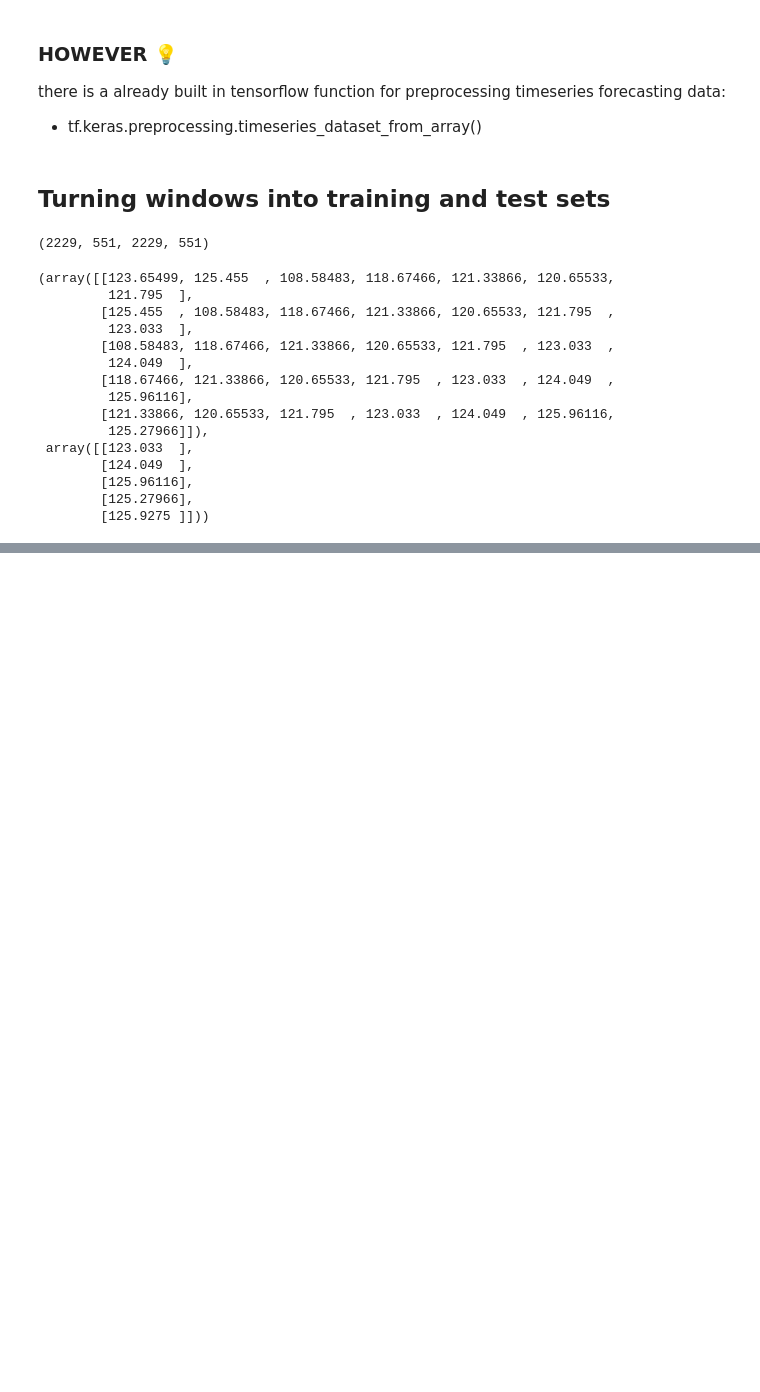
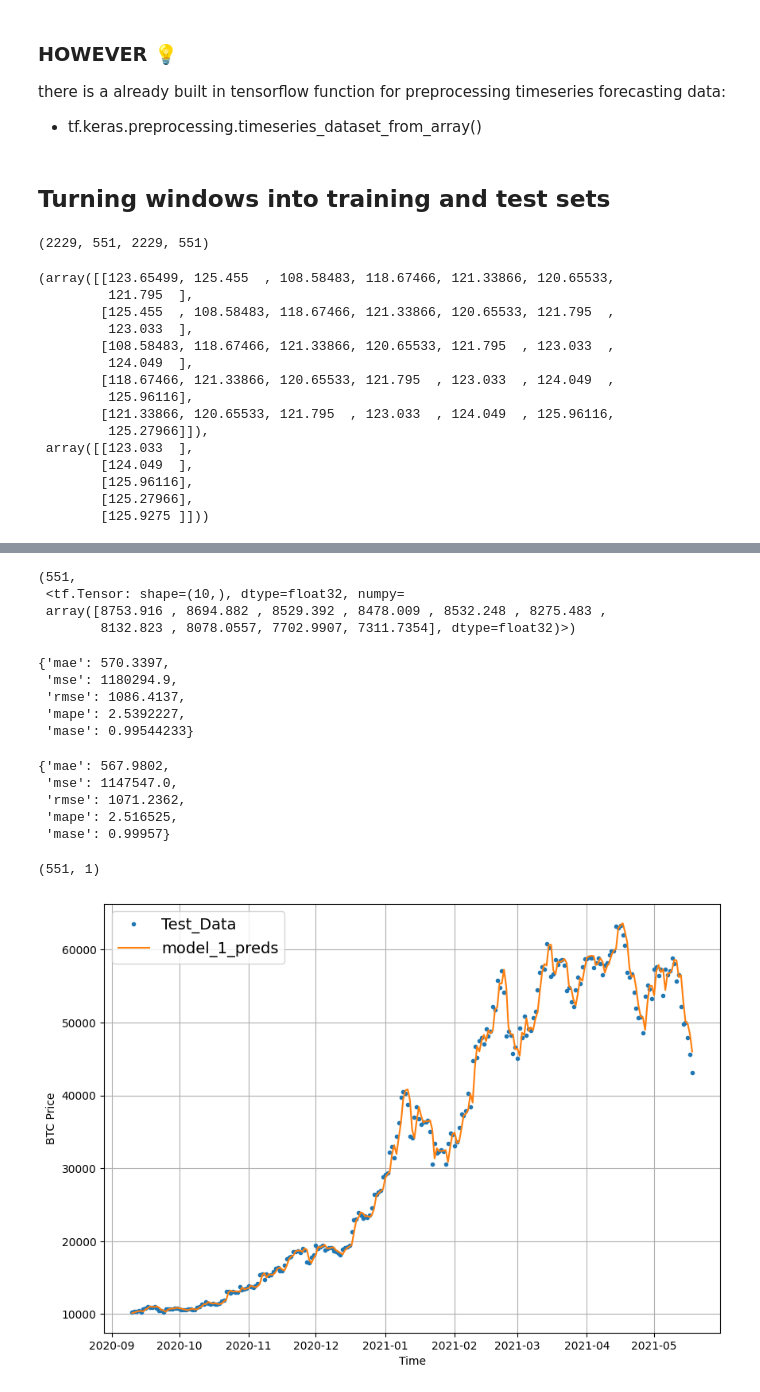
Before and after one commit to Meta-c/Time_series_forcasting, a Jupyter notebook: time_series_forcasting.ipynb, the cells around one changed output, grey strips where cells are left out. Cells and saved outputs as stored; diff of their text form; code cells hidden in the pictures; blank space fills up the shorter version.

Commit message:
model 1 done

```diff
--- a/time_series_forcasting.ipynb
+++ b/time_series_forcasting.ipynb
@@ -331,0 +398,4 @@ train_windows[:5], train_labels[:5]
+# %%
+# Load in saved best performing model_1 and evalutate it on test data
+model_1= tf.keras.models.load_model("model_experiments/model_1_dense/")
+model_1.evaluate(test_windows,test_labels)
@@ -331,0 +407,50 @@ train_windows[:5], train_labels[:5]
+# %%
+def make_preds(model,input_data):
+    forecast = model.predict(input_data)
+    return tf.squeeze(forecast)
+# %%
+# Mkae predictions
+
+model_1_preds = make_preds(model_1, test_windows)
+len(model_1_preds), model_1_preds[:10]
+# %% [output]
+(551,
+ <tf.Tensor: shape=(10,), dtype=float32, numpy=
+ array([8753.916 , 8694.882 , 8529.392 , 8478.009 , 8532.248 , 8275.483 ,
+        8132.823 , 8078.0557, 7702.9907, 7311.7354], dtype=float32)>)
+# %%
+model_1_results= evaluate_preds(y_true=tf.squeeze(test_labels),y_pred=model_1_preds)
+model_1_results
+# %% [output]
+{'mae': 570.3397,
+ 'mse': 1180294.9,
+ 'rmse': 1086.4137,
+ 'mape': 2.5392227,
+ 'mase': 0.99544233}
+# %%
+naive_results
+# %% [output]
+{'mae': 567.9802,
+ 'mse': 1147547.0,
+ 'rmse': 1071.2362,
+ 'mape': 2.516525,
+ 'mase': 0.99957}
+# %%
+test_labels.shape
+# %% [output]
+(551, 1)
+# %%
+# Plot model 1 preds
+offset= 300
+plt.figure(figsize=(10,7))
+# Account for the test_window offset and index into test_labels to ensure correct plotting
+plot_time_series(timesteps=X_test[-len(test_windows):],values=test_labels[:,0],start=offset,label="Test_Data")
+
+
+plot_time_series(timesteps=X_test[-len(test_windows):],
+                 values=model_1_preds,
+                 start=offset,
+                 format="-",
+                 label="model_1_preds")
+# %% [output]
+[figure, added]
```
Also changed, not shown: parts of 7 cells of this notebook, 4 other files.
